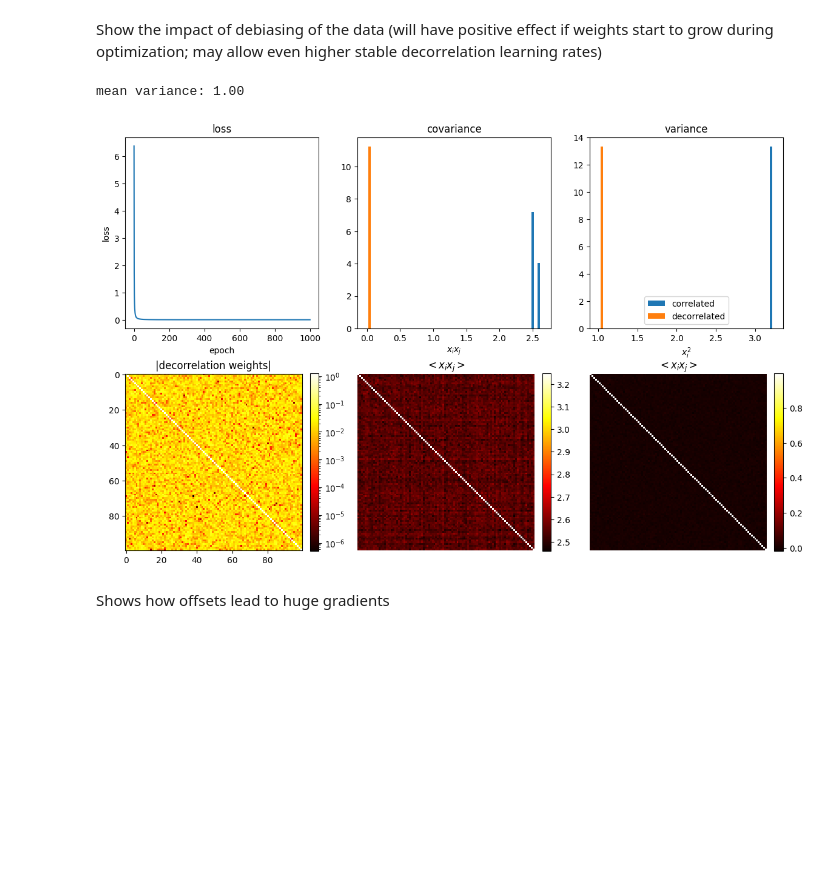
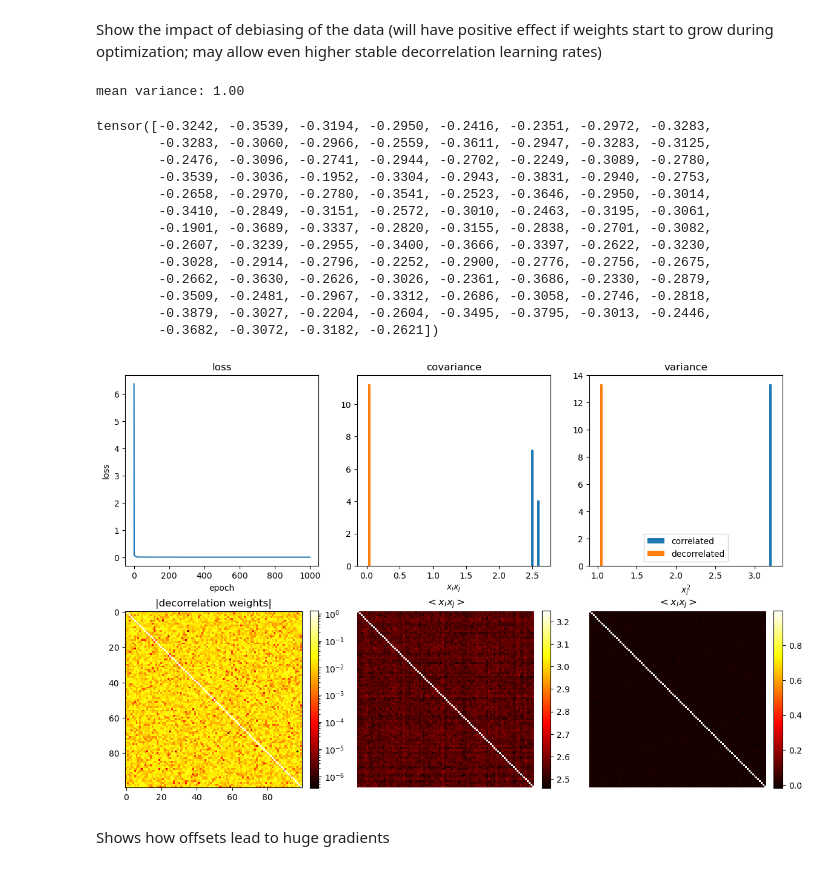
Before and after one commit to artcogsys/decorbp, a Jupyter notebook: examples/decorrelation_analysis.ipynb, the cells around one changed output. Cells and saved outputs as stored; diff of their text form; code cells hidden in the pictures; blank space fills up the shorter version.

```diff
--- a/examples/decorrelation_analysis.ipynb
+++ b/examples/decorrelation_analysis.ipynb
@@ -13,7 +13,7 @@ from decorrelation.utils import generate_correlated_data
 
 device = torch.device("cuda:0" if torch.cuda.is_available() else "cpu")
 # %%
-def decorrelate(num_epochs, data, model, decor_lr):
+def train(num_epochs, data, model):
 
     # covariance matrix before training
     X = model.decorrelate(data).view(data.shape[0],-1)
@@ -24,11 +24,6 @@ def decorrelate(num_epochs, data, model, decor_lr):
     for i in range(num_epochs):
         model.forward(data)
         L[i] = model.update()
-        model.weight -= decor_lr * model.weight.grad
-        # if model.bias is not None:
-        #     model.bias -= 1e-3 * model.bias.grad
-
-        # print(f'iteration {i}\tloss: {L[i]:.3f}')
 
     # covariance matrix after training
     X = model.decorrelate(data).view(data.shape[0],-1)
@@ -94,29 +90,43 @@ Show the impact of debiasing of the data (will have positive effect if weights s
 # %%
 num_samples=1000
 num_features=100
 num_epochs=1000
 seed=42
 decor_lr=1e-1
+bias_lr=1e-1
 kappa=1e-1
 
 torch.manual_seed(seed)
 torch.cuda.manual_seed(seed)
 np.random.seed(seed)
 
 # generate correlated data
 data = generate_correlated_data(num_features, num_samples).to(device) + 1.5
 
 # create a decorrelator
-model = Decorrelation(in_features=num_features, bias_lr=1e-1, kappa=kappa).to(device)
+model = Decorrelation(in_features=num_features, decor_lr=decor_lr, bias_lr=bias_lr, kappa=kappa).to(device)
 
-L, A1, A2 = decorrelate(num_epochs, data, model, decor_lr)
+L, A1, A2 = train(num_epochs, data, model)
 
 plot_decorrelation_results(model, L, A1, A2)
 print(f'mean variance: {torch.mean(torch.diag(A2)):.2f}')
-# model.bias
+model.bias
 # %% [output]
 mean variance: 1.00
+tensor([-0.3242, -0.3539, -0.3194, -0.2950, -0.2416, -0.2351, -0.2972, -0.3283,
+        -0.3283, -0.3060, -0.2966, -0.2559, -0.3611, -0.2947, -0.3283, -0.3125,
+        -0.2476, -0.3096, -0.2741, -0.2944, -0.2702, -0.2249, -0.3089, -0.2780,
+        -0.3539, -0.3036, -0.1952, -0.3304, -0.2943, -0.3831, -0.2940, -0.2753,
+        -0.2658, -0.2970, -0.2780, -0.3541, -0.2523, -0.3646, -0.2950, -0.3014,
+        -0.3410, -0.2849, -0.3151, -0.2572, -0.3010, -0.2463, -0.3195, -0.3061,
+        -0.1901, -0.3689, -0.3337, -0.2820, -0.3155, -0.2838, -0.2701, -0.3082,
+        -0.2607, -0.3239, -0.2955, -0.3400, -0.3666, -0.3397, -0.2622, -0.3230,
+        -0.3028, -0.2914, -0.2796, -0.2252, -0.2900, -0.2776, -0.2756, -0.2675,
+        -0.2662, -0.3630, -0.2626, -0.3026, -0.2361, -0.3686, -0.2330, -0.2879,
+        -0.3509, -0.2481, -0.2967, -0.3312, -0.2686, -0.3058, -0.2746, -0.2818,
+        -0.3879, -0.3027, -0.2204, -0.2604, -0.3495, -0.3795, -0.3013, -0.2446,
+        -0.3682, -0.3072, -0.3182, -0.2621])
-[figure, old version]
+[figure, new version]
 # %% [markdown]
 Shows how offsets lead to huge gradients
 # %%
```
Also changed, not shown: parts of 4 cells of this notebook, 4 other files.
